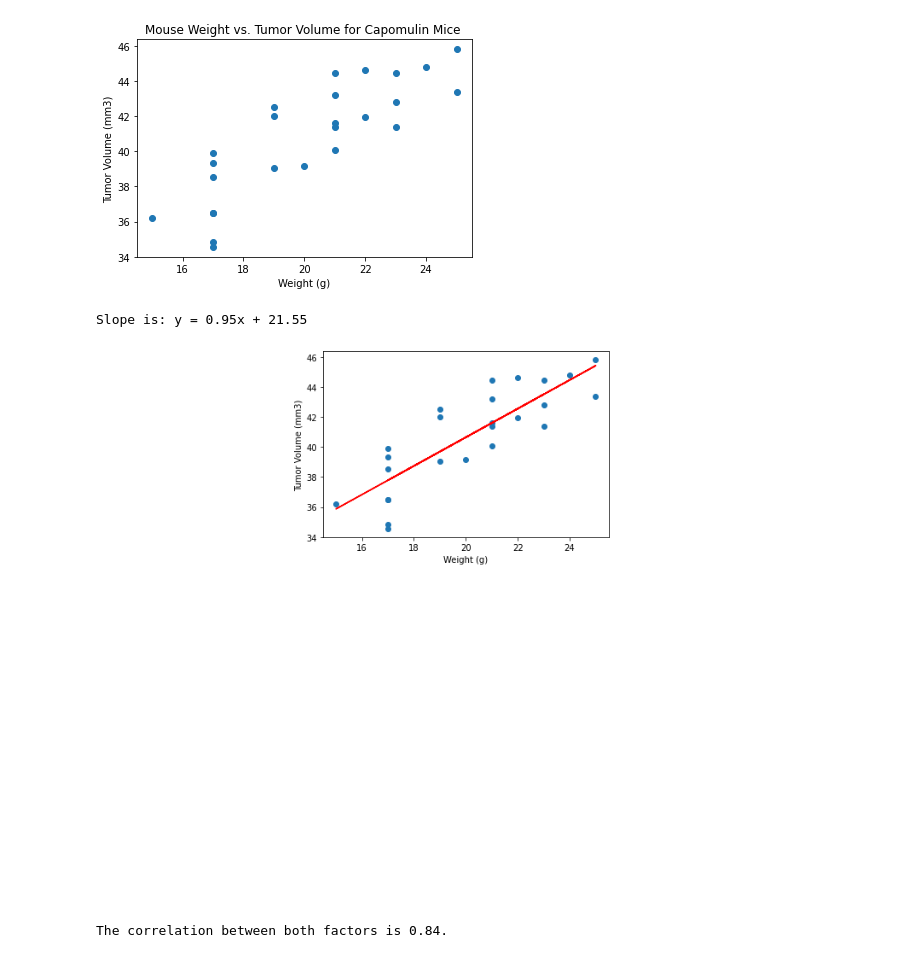
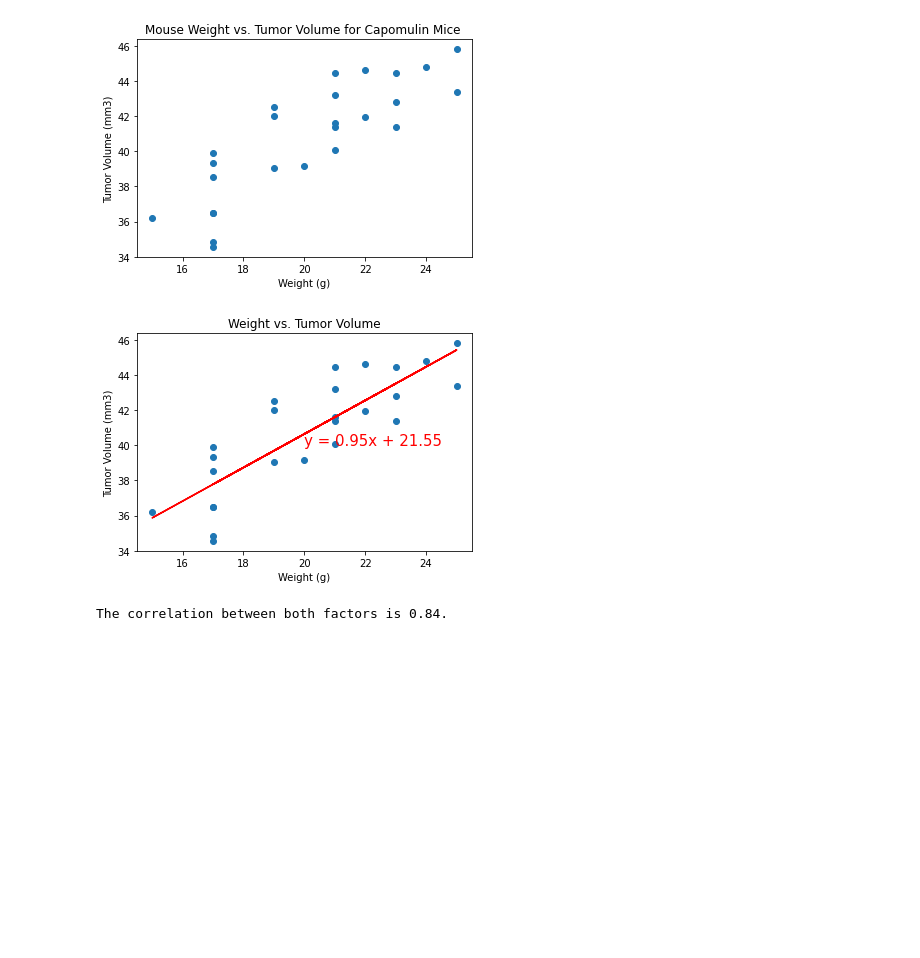
Before and after one commit to amunyhub/matplot-assignment, a Jupyter notebook: pymaceuticals_starter.ipynb, the cells around one changed output. Drawn from its saved outputs; the diff is of its cells as text; code cells hidden in the pictures; blank space fills up the shorter version.

```diff
--- a/pymaceuticals_starter.ipynb
+++ b/pymaceuticals_starter.ipynb
@@ -403,21 +381,20 @@ plt.show()
 # %%
 #Add the linear regression equation and line to plot
 x_weight=mice_weight_avg['Weight (g)']
 y_vol=mice_weight_avg['Tumor Volume (mm3)']
 
 (slope, intercept, rvalue, pvalue, stderr) = linregress(x_weight, y_vol)
 regress_values = x_weight * slope + intercept
 line_eq = "y = " + str(round(slope,2)) + "x + " + str(round(intercept,2))
-print(f"Slope is: {line_eq}")
 plt.scatter(x_weight,y_vol)
 plt.plot(x_weight,regress_values,"r-")
-plt.annotate(line_eq,(6,10),fontsize=15,color="red")
+plt.annotate(line_eq,(20,40),fontsize=15,color="red")
 plt.xlabel('Weight (g)')
 plt.ylabel('Tumor Volume (mm3)')
+plt.title("Weight vs. Tumor Volume")
 plt.show()
 # %% [output]
-Slope is: y = 0.95x + 21.55
-[figure, old version]
+[figure, new version]
 # %%
 correlation=st.pearsonr(x_weight,y_vol)
 print(f"The correlation between both factors is {round(correlation[0],2)}.")
```
Also changed, not shown: parts of 11 cells of this notebook.
